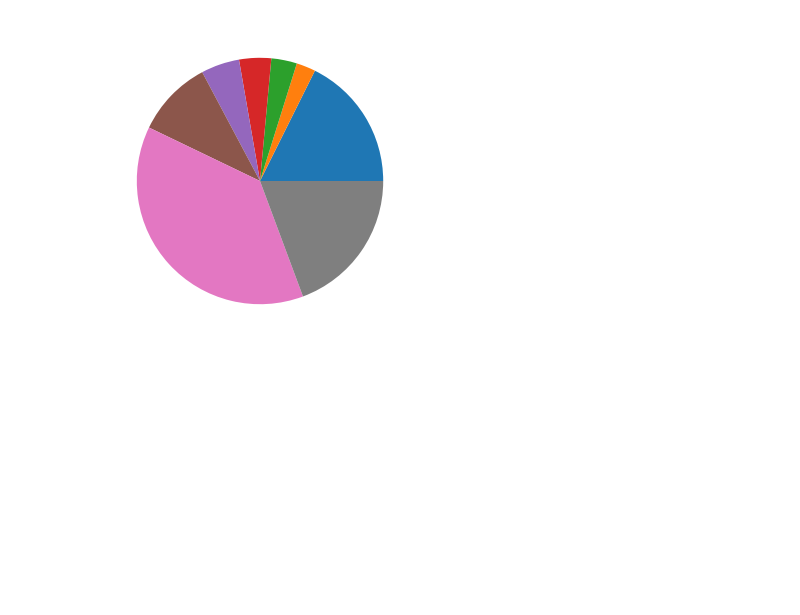
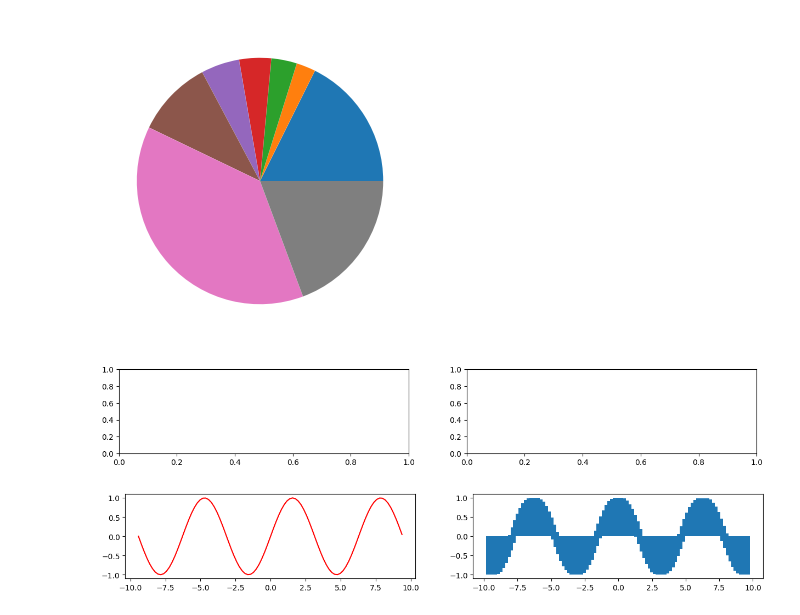
Before and after one commit to razasayyed29/python-with-datas-science, a Jupyter notebook: data_analytics/visualization.ipynb, the cells around one changed output. Drawn from its saved outputs; the diff is of its cells as text; code cells hidden in the pictures; blank space fills up the shorter version.

```diff
--- a/data_analytics/visualization.ipynb
+++ b/data_analytics/visualization.ipynb
@@ -19,3 +19,18 @@ plt.pie(y)
 plt.show()
 # %% [output]
 [figure]
+# %%
+fig, ax = plt.subplots(nrows=1, ncols=2, figsize=(15,2))
+plt.show()
+# %% [output]
+[figure, added]
+# %%
+t = np.arange(-3 * np.pi, 3 * np.pi, 0.2)
+x = np.sin(t)
+y = np.cos(t)
+fig, ax=plt.subplots(nrows=1, ncols=2, figsize=(15,2))
+ax[0].plot(t,x,'r')
+ax[1].bar(t,y)
+plt.show()
+# %% [output]
+[figure, added]
```
Also changed, not shown: parts of 3 cells of this notebook, 3 other files.
